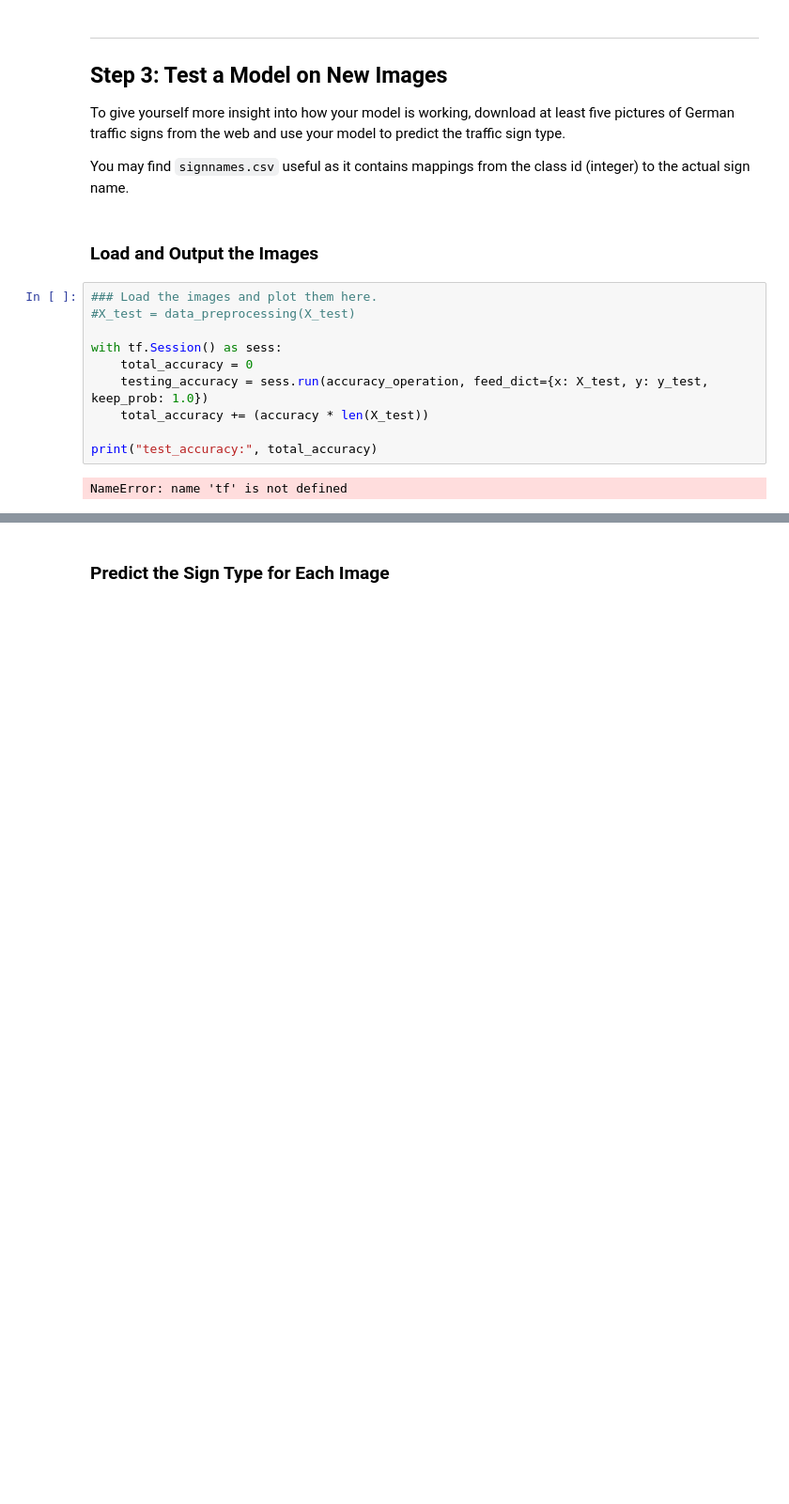
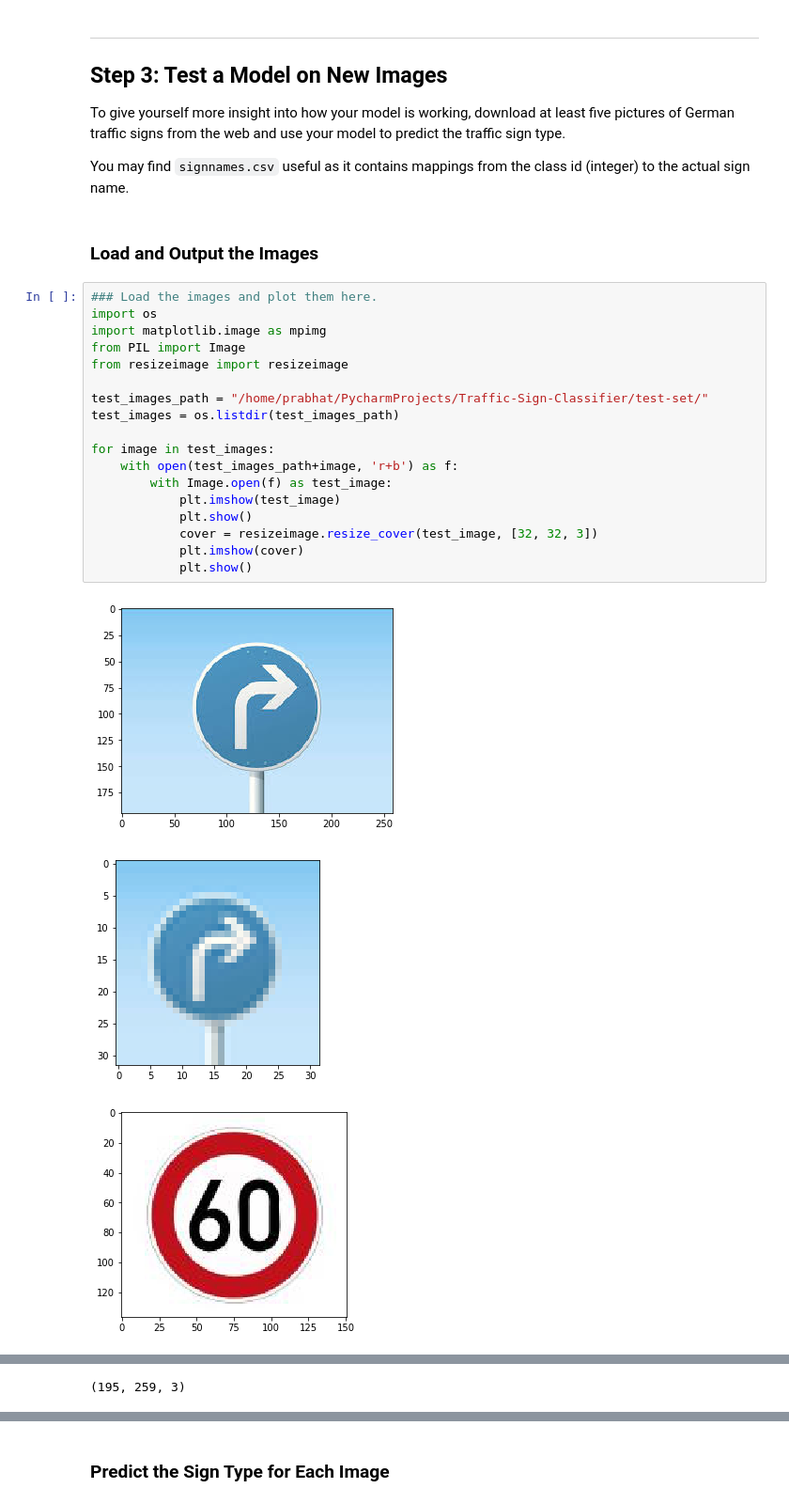
Before and after one commit to TPrabhat/Traffic-Sign-Classifier, a Jupyter notebook: Traffic_Sign_Classifier.ipynb, the cells around one changed output, grey strips where cells are left out. Shown at 94% size. Saved outputs shown, nothing was run; the diff lists cells and outputs as text; blank space fills up the shorter version.

Commit message:
added test images folder and reshaping function

```diff
--- a/Traffic_Sign_Classifier.ipynb
+++ b/Traffic_Sign_Classifier.ipynb
@@ -531,15 +531,25 @@ To give yourself more insight into how your model is working, download at least
 You may find `signnames.csv` useful as it contains mappings from the class id (integer) to the actual sign name.
 # %% [markdown]
 ### Load and Output the Images
-# %%
-### Load the images and plot them here.
-#X_test = data_preprocessing(X_test)
-
-with tf.Session() as sess:
-    total_accuracy = 0
-    testing_accuracy = sess.run(accuracy_operation, feed_dict={x: X_test, y: y_test, keep_prob: 1.0})
-    total_accuracy += (accuracy * len(X_test))
-
-print("test_accuracy:", total_accuracy)
-# %% [output]
-NameError: name 'tf' is not defined
+# %%
+### Load the images and plot them here.
+import os
+import matplotlib.image as mpimg
+from PIL import Image
+from resizeimage import resizeimage
+
+test_images_path = "/home/prabhat/PycharmProjects/Traffic-Sign-Classifier/test-set/"
+test_images = os.listdir(test_images_path)
+
+for image in test_images:
+    with open(test_images_path+image, 'r+b') as f:
+        with Image.open(f) as test_image:
+            plt.imshow(test_image)
+            plt.show()
+            cover = resizeimage.resize_cover(test_image, [32, 32, 3])
+            plt.imshow(cover)
+            plt.show()
+# %% [output]
+[figure, added]
+[figure, added]
+[figure, added]
@@ -545,0 +563 @@ NameError: name 'tf' is not defined
+(195, 259, 3)
```
Also changed, not shown: parts of 2 cells of this notebook, 5 other files.
